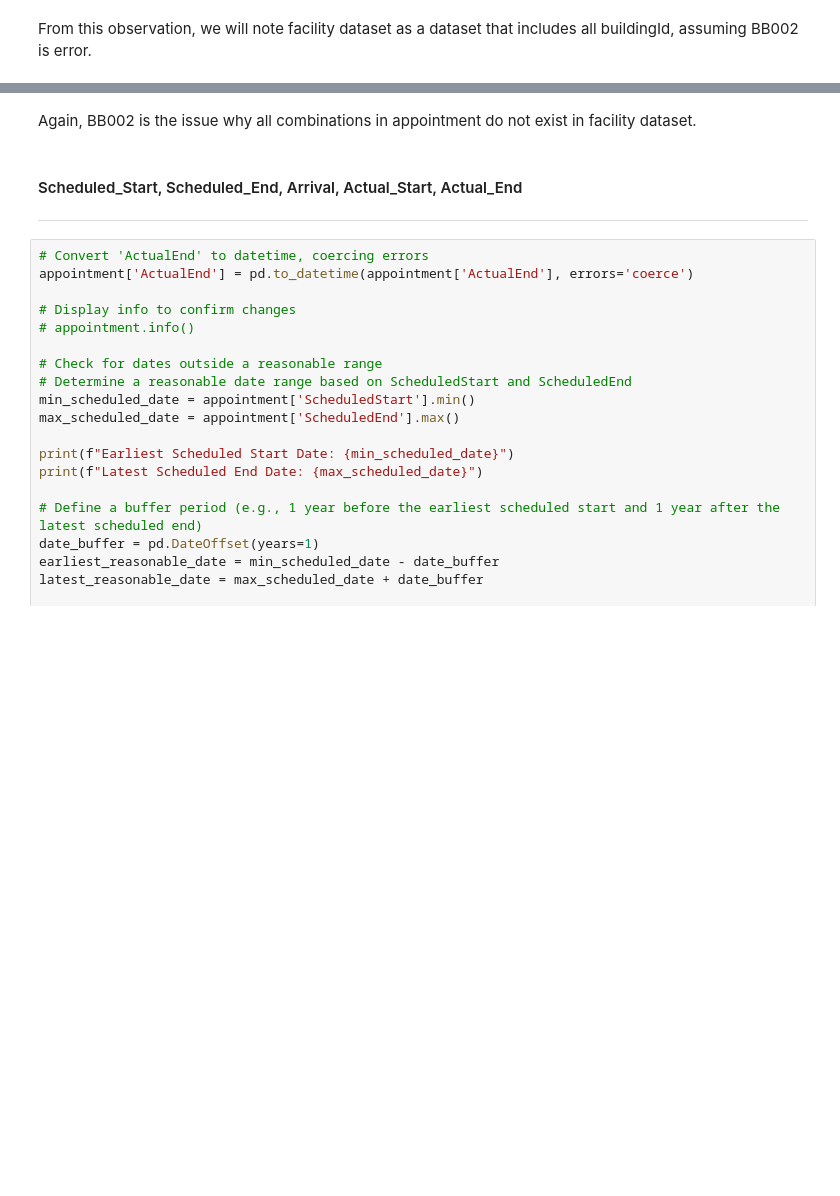
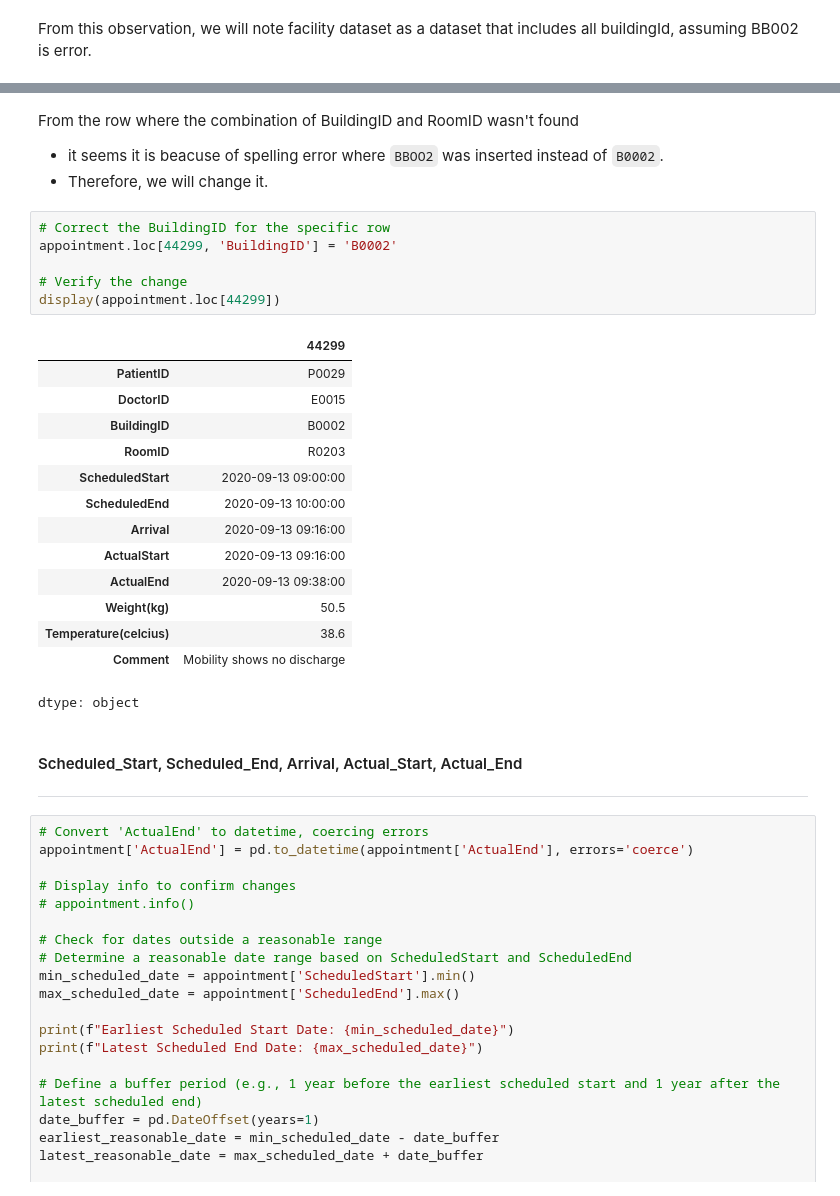
Before and after one commit to ATLAS097/Data-Engineering-CA2, a Jupyter notebook: data_cleaning.ipynb, the cells around one changed output, grey strips where cells are left out. Saved outputs shown, nothing was run; the diff lists cells and outputs as text; blank space fills up the shorter version.

```diff
--- a/data_cleaning.ipynb
+++ b/data_cleaning.ipynb
@@ -558,5 +560,28 @@ See the caveats in the documentation: https://pandas.pydata.org/pandas-docs/stab
-# %% [markdown]
-Again, BB002 is the issue why all combinations in appointment do not exist in facility dataset.
+# %% [markdown]
+From the row where the combination of BuildingID and RoomID wasn't found
+- it seems it is beacuse of spelling error where `BBOO2` was inserted instead of `B0002`.
+- Therefore, we will change it.
+# %%
+# Correct the BuildingID for the specific row
+appointment.loc[44299, 'BuildingID'] = 'B0002'
+
+# Verify the change
+display(appointment.loc[44299])
+# %% [output]
+|  | 44299 |
+| PatientID | P0029 |
+| DoctorID | E0015 |
+| BuildingID | B0002 |
+| RoomID | R0203 |
+| ScheduledStart | 2020-09-13 09:00:00 |
+| ScheduledEnd | 2020-09-13 10:00:00 |
+| Arrival | 2020-09-13 09:16:00 |
+| ActualStart | 2020-09-13 09:16:00 |
+| ActualEnd | 2020-09-13 09:38:00 |
+| Weight(kg) | 50.5 |
+| Temperature(celcius) | 38.6 |
+| Comment | Mobility shows no discharge |
+dtype: object
 # %% [markdown]
 #### Scheduled_Start, Scheduled_End, Arrival, Actual_Start, Actual_End
 ---
```
Also changed, not shown: parts of 14 cells of this notebook.
